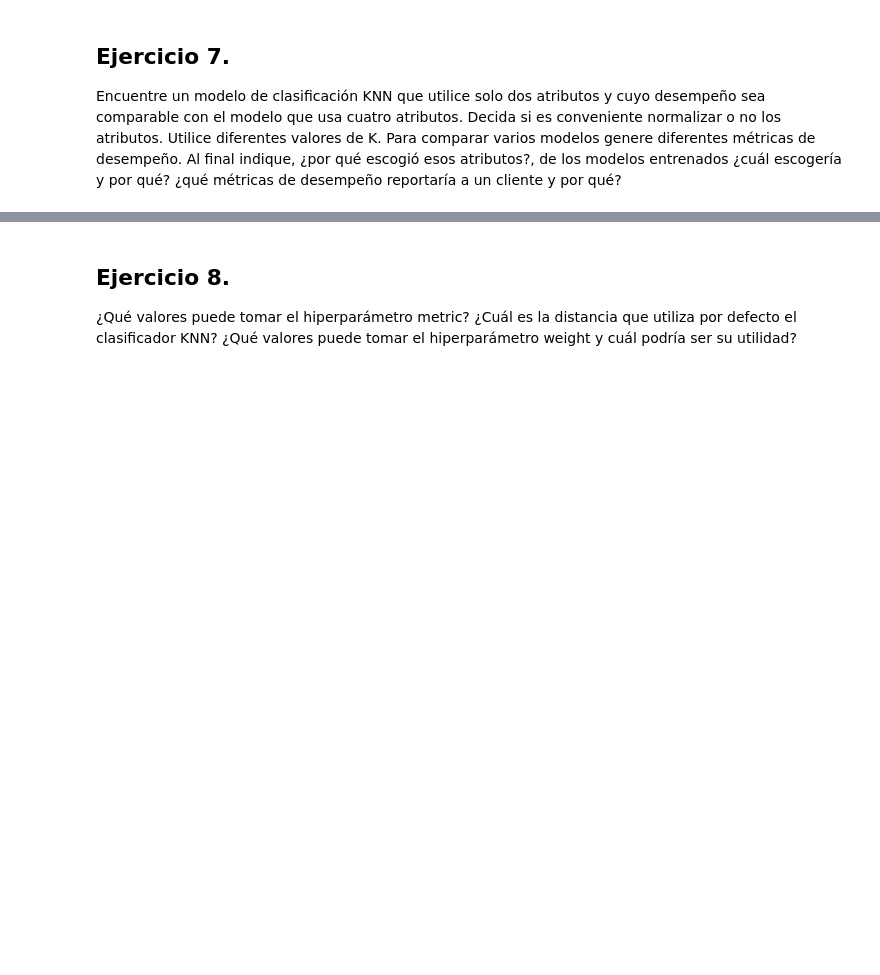
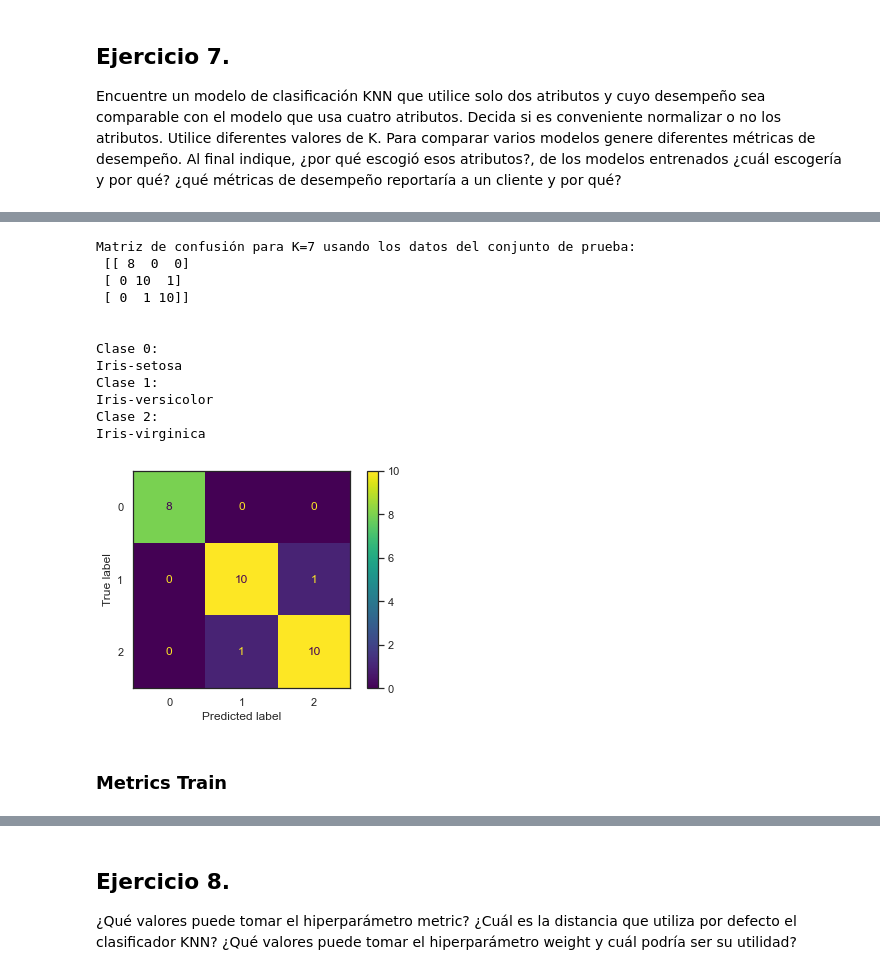
Before and after one commit to julian-b24/knn-classificator, a Jupyter notebook: Ejericicios_3_IA.ipynb, the cells around one changed output, grey strips where cells are left out. Drawn from its saved outputs; the diff is of its cells as text; code cells hidden in the pictures; blank space fills up the shorter version.

```diff
--- a/Ejericicios_3_IA.ipynb
+++ b/Ejericicios_3_IA.ipynb
@@ -1428,0 +1596,27 @@ Al final indique, ¿por qué escogió esos atributos?, de los modelos entrenados
+# %%
+cm_test= metrics.confusion_matrix(one_hot_to_label_encoding(y2_test),one_hot_to_label_encoding(y2_pred_test))
+
+print('Matriz de confusión para K={} usando los datos del conjunto de prueba:\n'.format(k), cm_test)
+print('\n')
+disp_1 = metrics.ConfusionMatrixDisplay(confusion_matrix = cm_test)
+disp_1.plot()
+
+for i in range(len(nombres_de_las_variables_de_salida)):
+    print('Clase %d:' % i)
+    print(nombres_de_las_variables_de_salida[i])
+# %% [output]
+Matriz de confusión para K=7 usando los datos del conjunto de prueba:
+ [[ 8  0  0]
+ [ 0 10  1]
+ [ 0  1 10]]
+
+
+Clase 0:
+Iris-setosa
+Clase 1:
+Iris-versicolor
+Clase 2:
+Iris-virginica
+[figure, added]
+# %% [markdown]
+### Metrics Train
```
Also changed, not shown: parts of 25 cells of this notebook.
